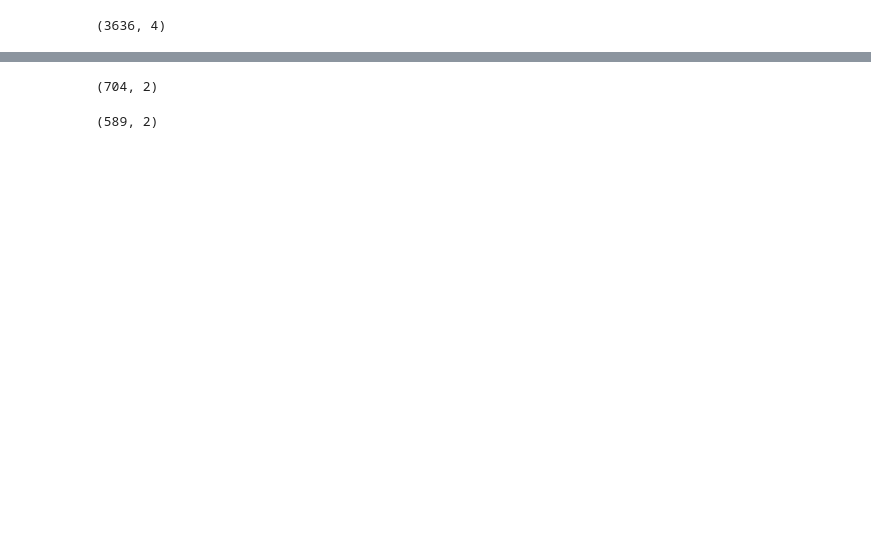
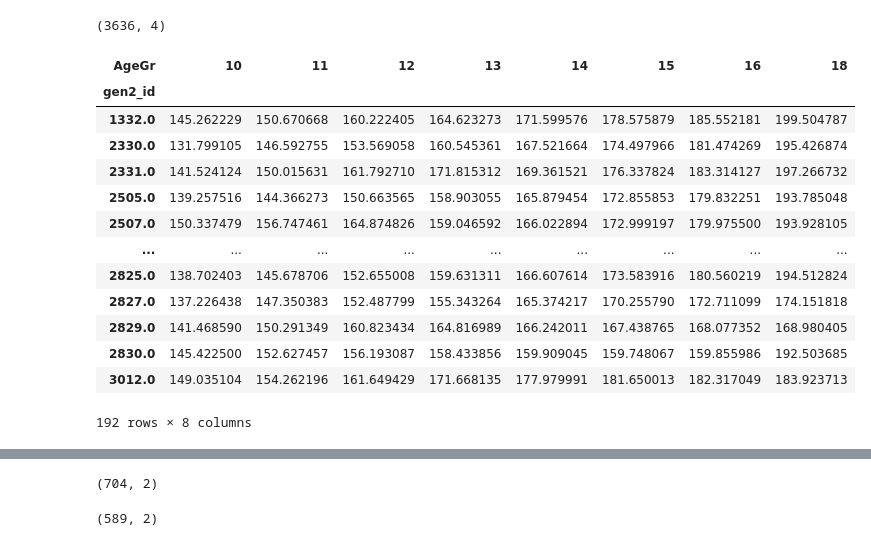
Before and after one commit to walkerhughes/longitudinal, a Jupyter notebook: longitudinal/models/project_model_Eunice.ipynb, the cells around one changed output, grey strips where cells are left out. Drawn from its saved outputs; the diff is of its cells as text; code cells hidden in the pictures; blank space fills up the shorter version.

```diff
--- a/longitudinal/models/project_model_Eunice.ipynb
+++ b/longitudinal/models/project_model_Eunice.ipynb
@@ -38,6 +41,12 @@ def preprocess_data(df, is_gen1=True):
     # Remove columns that are completely missing
     df = df.dropna(axis=1, how="all")
 
+    # Encode categorical variables before imputation
+    if "sex_assigned_at_birth" in df.columns:
+        df['sex_assigned_at_birth'] = df['sex_assigned_at_birth'].map({'M': 1, 'F': 0}).astype(float)
+    if "study_parent_sex" in df.columns:
+        df['study_parent_sex'] = df['study_parent_sex'].map({'mother': 1, 'father': 0}).astype(float)
+
     # Ensure only numeric columns are passed to imputer
     numeric_cols = df.select_dtypes(include=["number"]).columns
     df_numeric = df[numeric_cols]
@@ -48,28 +57,12 @@ def preprocess_data(df, is_gen1=True):
 
     # Restore categorical columns if necessary
     df_final = df.copy()
-    df_final[df_numeric.columns] = df_imputed
+    df_final[numeric_cols] = df_imputed
+    df = df_final
 
     # Round ages and convert to int
     age_col = 'age' if is_gen1 else 'AgeGr'
     df[age_col] = df[age_col].round().astype(int)
-
-    # try:
-    #     df['sex_assigned_at_birth'] = df['sex_assigned_at_birth'].map({'M': 1, 'F': 0})
-    # except:
-    #     pass
-    # try:
-    #     df['sex_assigned_at_birth'] = df['sex_assigned_at_birth'].map({'M': 1, 'F': 0})
-    # except:
-    #     pass
-    # try:
-    #     df['study_parent_sex'] = df['study_parent_sex'].map({'mother': 1, 'father': 0})
-    # except:
-    #     pass
-
-
-    # df_imputer = IterativeImputer(max_iter=10, random_state=0, min_value=0, initial_strategy="mean")
-    # df = pd.DataFrame(df_imputer.fit_transform(df), columns=df.columns)
 
     # Group columns
     group_cols = ['gen1_id', 'sex_assigned_at_birth', 'age'] if is_gen1 else \
@@ -86,16 +79,15 @@ def preprocess_data(df, is_gen1=True):
     df_grouped = df.groupby(id_col)
 
     # Interpolate height
-    df["SHgt_cm_CLEANED"] = df_grouped["SHgt_cm"].apply(lambda x: x.interpolate(method="linear")).bfill().values
+    df["SHgt_cm_CLEANED"] = df_grouped["SHgt_cm"].apply(
+        lambda x: x.interpolate(method="polynomial", order=2) if x.count() > 2 else x.interpolate(method="linear")
+    ).bfill().values
 
     # Interpolate weight for gen2 only
     if not is_gen1:
-        df["Wgt_kg_CLEANED"] = df_grouped["Wgt_kg"].apply(lambda x: x.interpolate(method="linear")).bfill().values
-
-    # Encode categorical variables
-    df['sex_assigned_at_birth'] = df['sex_assigned_at_birth'].map({'F': 0, 'M': 1})
-    if not is_gen1:
-        df['study_parent_sex'] = df['study_parent_sex'].map({'father': 0, 'mother': 1})
+        df["Wgt_kg_CLEANED"] = df_grouped["Wgt_kg"].apply(
+            lambda x: x.interpolate(method="polynomial", order=2) if x.count() > 2 else x.interpolate(method="linear")
+        ).bfill().values
 
     return df
 
@@ -244,6 +236,23 @@ X_train, X_val, y_train, y_val = train_test_split(
     test_size=0.2,
     random_state=42
 )
+# %%
+target_train
+# %% [output]
+| AgeGr | 10 | 11 | 12 | 13 | 14 | 15 | 16 | 18 |
+| gen2_id |  |  |  |  |  |  |  |  |
+| 1332.0 | 145.262229 | 150.670668 | 160.222405 | 164.623273 | 171.599576 | 178.575879 | 185.552181 | 199.504787 |
+| 2330.0 | 131.799105 | 146.592755 | 153.569058 | 160.545361 | 167.521664 | 174.497966 | 181.474269 | 195.426874 |
+| 2331.0 | 141.524124 | 150.015631 | 161.792710 | 171.815312 | 169.361521 | 176.337824 | 183.314127 | 197.266732 |
+| 2505.0 | 139.257516 | 144.366273 | 150.663565 | 158.903055 | 165.879454 | 172.855853 | 179.832251 | 193.785048 |
+| 2507.0 | 150.337479 | 156.747461 | 164.874826 | 159.046592 | 166.022894 | 172.999197 | 179.975500 | 193.928105 |
+| ... | ... | ... | ... | ... | ... | ... | ... | ... |
+| 2825.0 | 138.702403 | 145.678706 | 152.655008 | 159.631311 | 166.607614 | 173.583916 | 180.560219 | 194.512824 |
+| 2827.0 | 137.226438 | 147.350383 | 152.487799 | 155.343264 | 165.374217 | 170.255790 | 172.711099 | 174.151818 |
+| 2829.0 | 141.468590 | 150.291349 | 160.823434 | 164.816989 | 166.242011 | 167.438765 | 168.077352 | 168.980405 |
+| 2830.0 | 145.422500 | 152.627457 | 156.193087 | 158.433856 | 159.909045 | 159.748067 | 159.855986 | 192.503685 |
+| 3012.0 | 149.035104 | 154.262196 | 161.649429 | 171.668135 | 177.979991 | 181.650013 | 182.317049 | 183.923713 |
+192 rows × 8 columns
 # %%
 param_grid = {
     "n_estimators": [50, 100, 200],  # Number of boosting rounds
```
Also changed, not shown: parts of 6 cells of this notebook, 6 other files.
